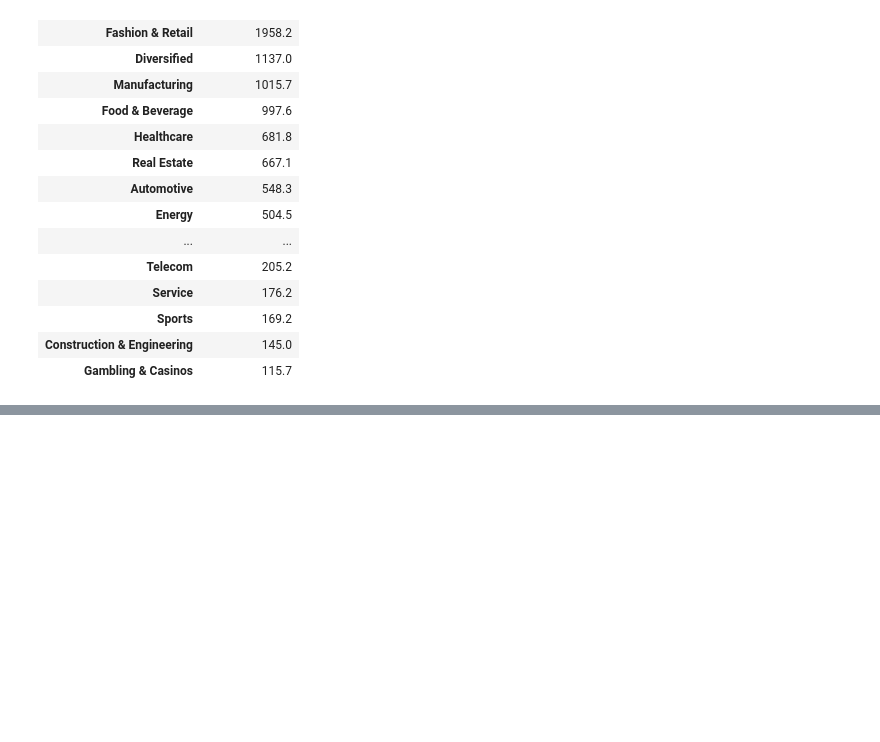
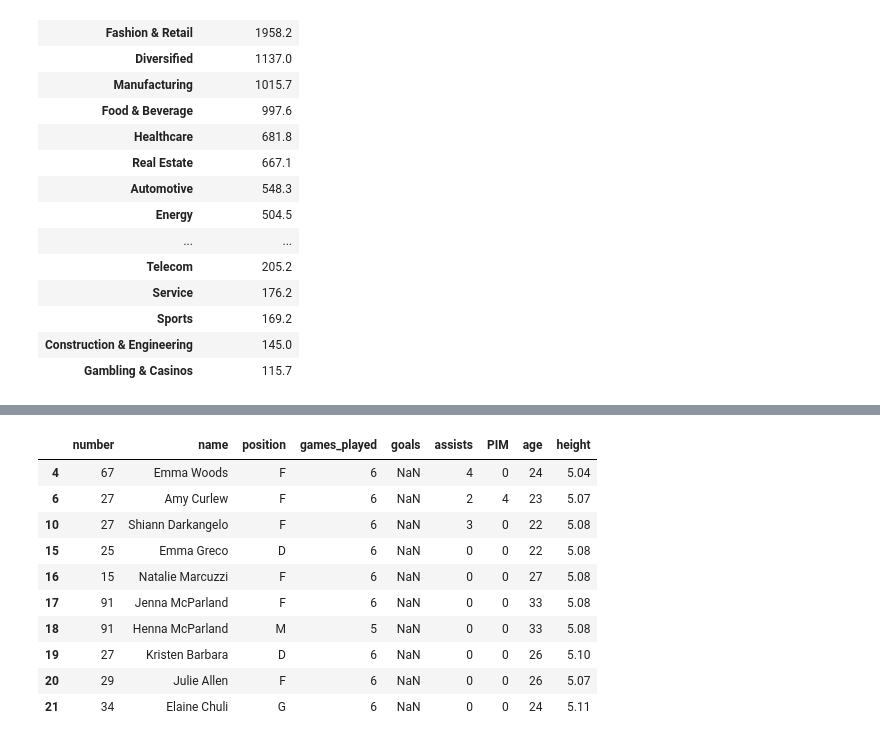
Before and after one commit to pinkypea/CSB25, a Jupyter notebook: Lesson4/Buoi4.ipynb, the cells around one changed output, grey strips where cells are left out. Cells and saved outputs as stored; diff of their text form; code cells hidden in the pictures; blank space fills up the shorter version.

```diff
--- a/Lesson4/Buoi4.ipynb
+++ b/Lesson4/Buoi4.ipynb
@@ -117,0 +213,15 @@ df[["Continent", "2024 Net Worth"]].groupby("Continent").mean()
+# %%
+# Lấy ra những giá trị goals bị lỗi
+df[df.goals.isna()]
+# %% [output]
+|  | number | name | position | games_played | goals | assists | PIM | age | height |
+| 4 | 67 | Emma Woods | F | 6 | NaN | 4 | 0 | 24 | 5.04 |
+| 6 | 27 | Amy Curlew | F | 6 | NaN | 2 | 4 | 23 | 5.07 |
+| 10 | 27 | Shiann Darkangelo | F | 6 | NaN | 3 | 0 | 22 | 5.08 |
+| 15 | 25 | Emma Greco | D | 6 | NaN | 0 | 0 | 22 | 5.08 |
+| 16 | 15 | Natalie Marcuzzi | F | 6 | NaN | 0 | 0 | 27 | 5.08 |
+| 17 | 91 | Jenna McParland | F | 6 | NaN | 0 | 0 | 33 | 5.08 |
+| 18 | 91 | Henna McParland | M | 5 | NaN | 0 | 0 | 33 | 5.08 |
+| 19 | 27 | Kristen Barbara | D | 6 | NaN | 0 | 0 | 26 | 5.10 |
+| 20 | 29 | Julie Allen | F | 6 | NaN | 0 | 0 | 26 | 5.07 |
+| 21 | 34 | Elaine Chuli | G | 6 | NaN | 0 | 0 | 24 | 5.11 |
```
Also changed, not shown: parts of 11 cells of this notebook, 1 other file.
